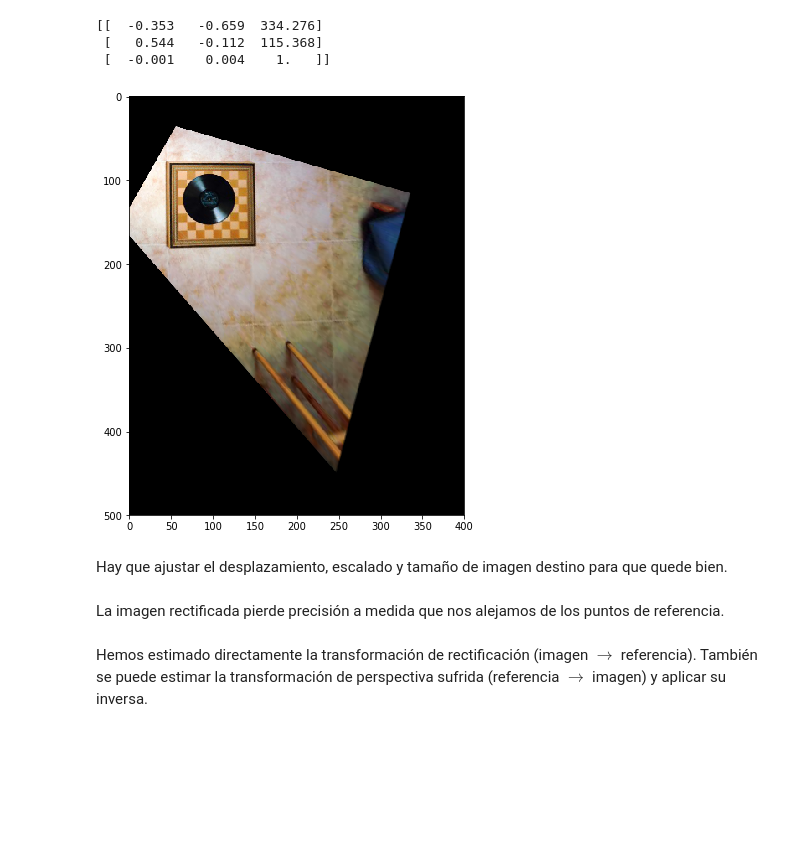
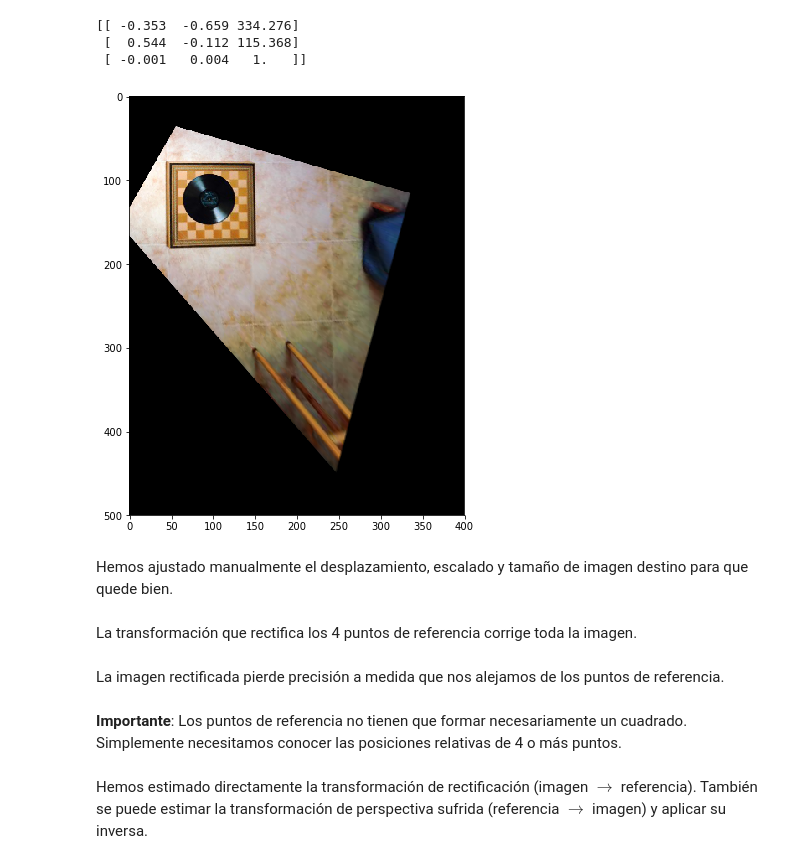
Before and after one commit to albertoruiz/umucv, a Jupyter notebook: notebooks/transf2D.ipynb, the cells around one changed output. Drawn from its saved outputs; the diff is of its cells as text; code cells hidden in the pictures; blank space fills up the shorter version.

Commit message:
transf2D

```diff
--- a/notebooks/transf2D.ipynb
+++ b/notebooks/transf2D.ipynb
@@ -398,0 +373,8 @@ array([[  50.,   80.],
+# %%
+real = np.array([
+    [  50.,   80.],
+    [ 150.,   80.],
+    [ 150.,  180.],
+    [  50.,  180.]])
+
+fig(4,5); shcont(real); plt.axis([0,400,500,0]);
@@ -399,5 +383,5 @@ array([[  50.,   80.],
 # %%
-H,_ = cv.findHomography(view, dst)
+H,_ = cv.findHomography(view, real)
 
 sharr(H)
 # %% [output]
@@ -407,14 +391,18 @@ sharr(H)
 # %%
 rec = cv.warpPerspective(img,H,(400,500))
 
 fig(6,8)
-imshow(rec);
+plt.imshow(rec);
 # %% [output]
-[figure, old version]
+[figure, new version]
 # %% [markdown]
-Hay que ajustar el desplazamiento, escalado y tamaño de imagen destino para que quede bien.
+Hemos ajustado manualmente el desplazamiento, escalado y tamaño de imagen destino para que quede bien.
+# %% [markdown]
+La transformación que rectifica los 4 puntos de referencia corrige toda la imagen.
 # %% [markdown]
 La imagen rectificada pierde precisión a medida que nos alejamos de los puntos de referencia.
+# %% [markdown]
+**Importante**: Los puntos de referencia no tienen que formar necesariamente un cuadrado. Simplemente necesitamos conocer las posiciones relativas de 4 o más puntos.
 # %% [markdown]
 Hemos estimado directamente la transformación de rectificación (imagen $\rightarrow$ referencia). También se puede estimar la transformación de perspectiva sufrida (referencia $\rightarrow$ imagen) y aplicar su inversa.
 # %%
```
Also changed, not shown: parts of 44 cells of this notebook, 4 other files.
